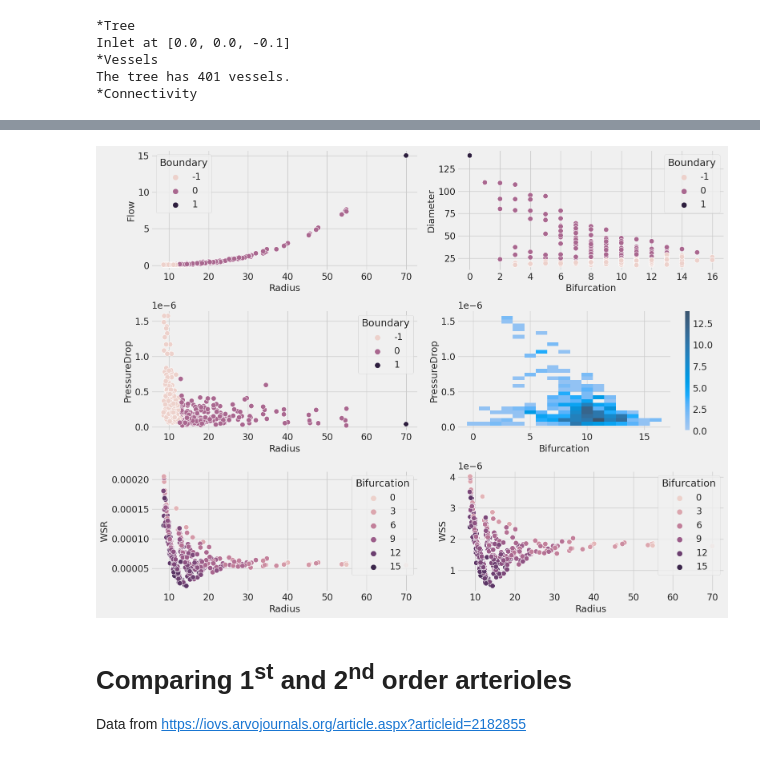
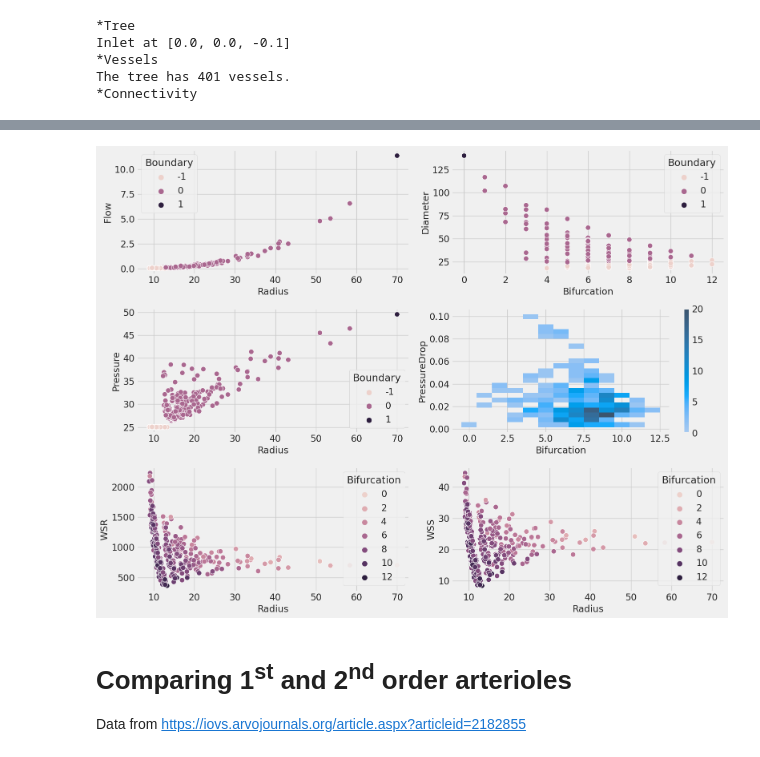
Before and after one commit to remihndz/Virtual-Angiogenesis, a Jupyter notebook: WholeRetina/Results/Analyse-CCO-Whole-Retina.ipynb, the cells around one changed output, grey strips where cells are left out. Drawn from its saved outputs; the diff is of its cells as text; code cells hidden in the pictures.

```diff
--- a/WholeRetina/Results/Analyse-CCO-Whole-Retina.ipynb
+++ b/WholeRetina/Results/Analyse-CCO-Whole-Retina.ipynb
@@ -12,7 +12,7 @@ plt.style.use('fivethirtyeight')
 # %%
 dataDir    = '../Data/'
 resultsDir = './2D/'
-filename   = 'Baseline.cco'
+filename   = 'IncreasedDelta.cco'
 CCOFile    = resultsDir + filename
 imagesDir  = CCOFile[:-4]+'/'
 
@@ -129,3 +131,19 @@ def SolveFlow(Connectivity, Radii, Length, D, df, viscosityModel='Pries', Qperf=
 
 
     return dfNew
+# %%
+def Viscosity(d, hd=0.45, Type='Pries'):
+    '''
+    Diameter (d) should be in microns
+    '''
+    if Type=='Constant':
+        return 3.6 # cP
+    if Type=='Haynes':
+        # Both muInf and delta are taken from Takahashi's model
+        muInf = 1.09*np.exp(0.024*hd)
+        delta = 4.29
+        return muInf/( (1+delta/(d/2.0))**2 )
+    else:
+        mu045 = 220*np.exp(-1.3*d) + 3.2 - 2.44*np.exp(-0.06*d*0.645)
+        C = (0.8 + np.exp(-0.075*d))*(-1+(1+10**-11*(d)**12)**-1)+(1+10**-11*(d)**12)**-1
+        return ( 1 + (mu045-1)*((1-hd)**C-1)/((1-0.45)**C-1) )
@@ -326,35 +419,35 @@ Units should be:
     - Length (and volumes) in microns
     - Time in seconds
     - Pressure in mmHg
     - Wall shear rate in s^-1
     - Wall shear stress in dyn.cm^2 (=0.1Pa)
 '''
 
 
 scale=False
 if scale:
     df.Flow = df.Flow/df.Flow.max()
 
 
 fig, axes = plt.subplots(3,2, figsize=(16,12),sharex='none', sharey='none')
 #fig.tight_layout()
 axes = axes.ravel()
 for ax in axes:
     ax.set(yscale='linear')
 sns.scatterplot(data=df, x='Radius', y='Flow', hue='Boundary', ax=axes[0])
-sns.scatterplot(data=df, x='Radius', y='PressureDrop', hue='Boundary', ax=axes[2])
+sns.scatterplot(data=df, x='Radius', y='Pressure', hue='Boundary', ax=axes[2])
 sns.scatterplot(data=df, x='Bifurcation', y='Diameter', hue='Boundary', ax=axes[1])
 #sns.scatterplot(data=df, x='Radius', y='Pressure', hue='Boundary', ax=axes[3])
 axes[3].set(yscale='linear')
 sns.histplot(data=df, y='PressureDrop', x='Bifurcation', discrete=(True, False), cbar=True, ax=axes[3])
 
 sns.scatterplot(data=df, x='Radius', y='WSR', hue='Bifurcation', ax=axes[4])
 sns.scatterplot(data=df, x='Radius', y='WSS', hue='Bifurcation', ax=axes[5])
 
 fig.tight_layout()
 fig.savefig(imagesDir + 'Haemodynamics.jpg', dpi=300)
 # %% [output]
-[figure, old version]
+[figure, new version]
 # %% [markdown]
 # Comparing 1<sup>st</sup> and 2<sup>nd</sup> order arterioles
 Data from https://iovs.arvojournals.org/article.aspx?articleid=2182855
```
Also changed, not shown: parts of 13 cells of this notebook.
